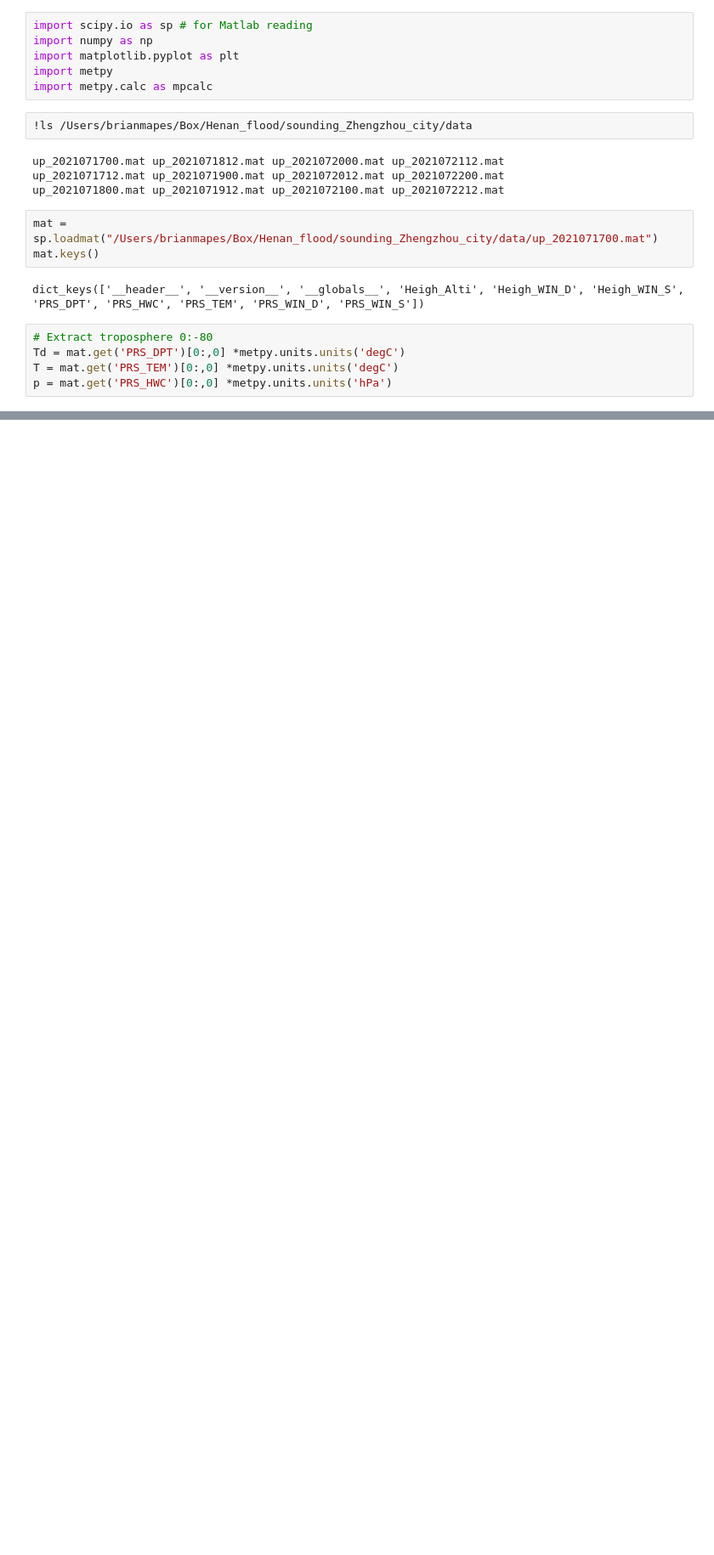
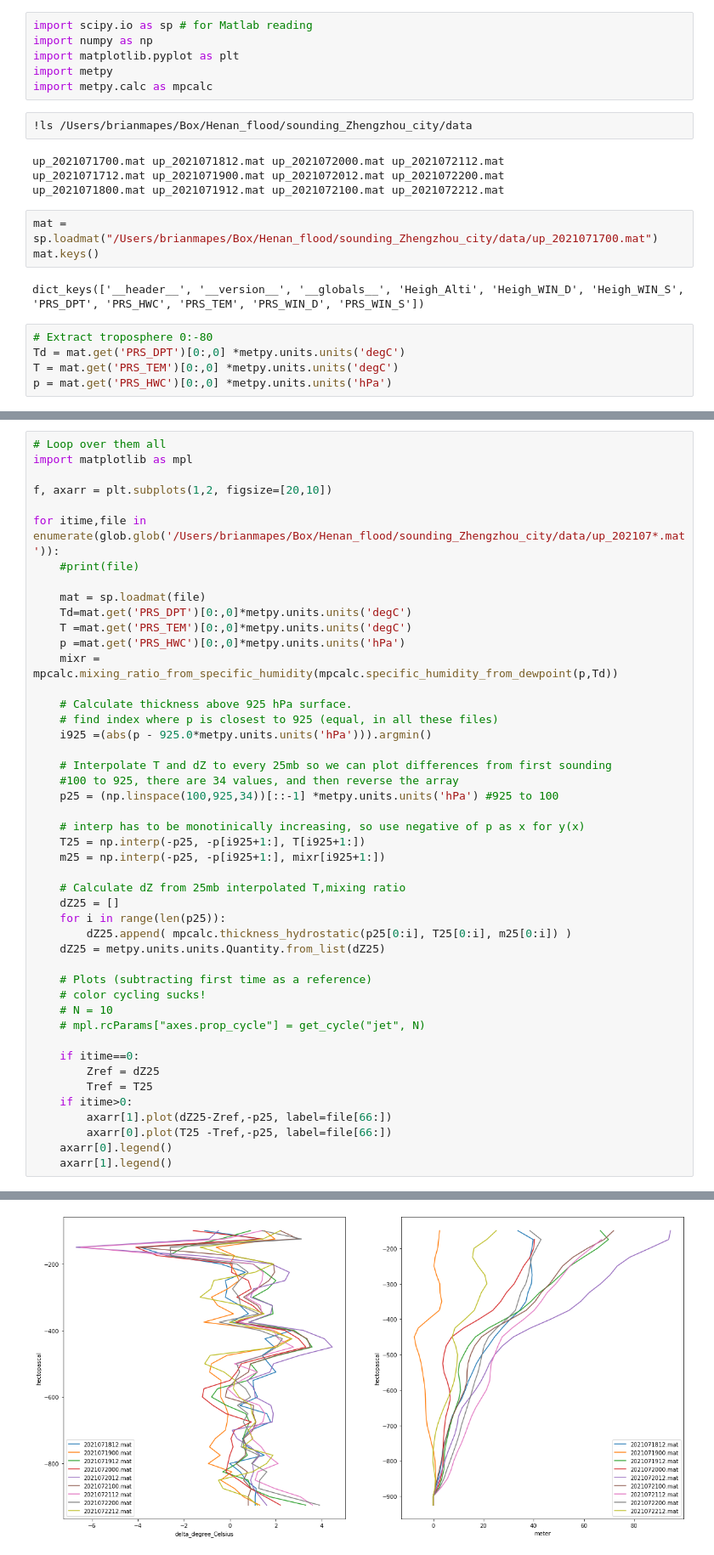
Before and after one commit to MPOcanes/MPO624_2022, a Jupyter notebook: Notebooks/Soundings_MetPy_fromMatlab.ipynb, the cells around one changed output, grey strips where cells are left out. Shown at 85% size. Cells and saved outputs as stored; diff of their text form; blank space fills up the shorter version.

```diff
--- a/Notebooks/Soundings_MetPy_fromMatlab.ipynb
+++ b/Notebooks/Soundings_MetPy_fromMatlab.ipynb
@@ -107,0 +105,47 @@ FILE
+# %%
+# Loop over them all
+import matplotlib as mpl
+
+f, axarr = plt.subplots(1,2, figsize=[20,10])
+
+for itime,file in enumerate(glob.glob('/Users/brianmapes/Box/Henan_flood/sounding_Zhengzhou_city/data/up_202107*.mat')):
+    #print(file)
+
+    mat = sp.loadmat(file)
+    Td=mat.get('PRS_DPT')[0:,0]*metpy.units.units('degC')
+    T =mat.get('PRS_TEM')[0:,0]*metpy.units.units('degC')
+    p =mat.get('PRS_HWC')[0:,0]*metpy.units.units('hPa')
+    mixr = mpcalc.mixing_ratio_from_specific_humidity(mpcalc.specific_humidity_from_dewpoint(p,Td))
+
+    # Calculate thickness above 925 hPa surface.
+    # find index where p is closest to 925 (equal, in all these files)
+    i925 =(abs(p - 925.0*metpy.units.units('hPa'))).argmin()
+
+    # Interpolate T and dZ to every 25mb so we can plot differences from first sounding
+    #100 to 925, there are 34 values, and then reverse the array
+    p25 = (np.linspace(100,925,34))[::-1] *metpy.units.units('hPa') #925 to 100
+
+    # interp has to be monotinically increasing, so use negative of p as x for y(x)
+    T25 = np.interp(-p25, -p[i925+1:], T[i925+1:])
+    m25 = np.interp(-p25, -p[i925+1:], mixr[i925+1:])
+
+    # Calculate dZ from 25mb interpolated T,mixing ratio
+    dZ25 = []
+    for i in range(len(p25)):
+        dZ25.append( mpcalc.thickness_hydrostatic(p25[0:i], T25[0:i], m25[0:i]) )
+    dZ25 = metpy.units.units.Quantity.from_list(dZ25)
+
+    # Plots (subtracting first time as a reference)
+    # color cycling sucks!
+    # N = 10
+    # mpl.rcParams["axes.prop_cycle"] = get_cycle("jet", N)
+
+    if itime==0:
+        Zref = dZ25
+        Tref = T25
+    if itime>0:
+        axarr[1].plot(dZ25-Zref,-p25, label=file[66:])
+        axarr[0].plot(T25 -Tref,-p25, label=file[66:])
+    axarr[0].legend()
+    axarr[1].legend()
+# %% [output]
@@ -107,0 +154 @@ FILE
+[figure, added]
```
Also changed, not shown: parts of 9 cells of this notebook.
